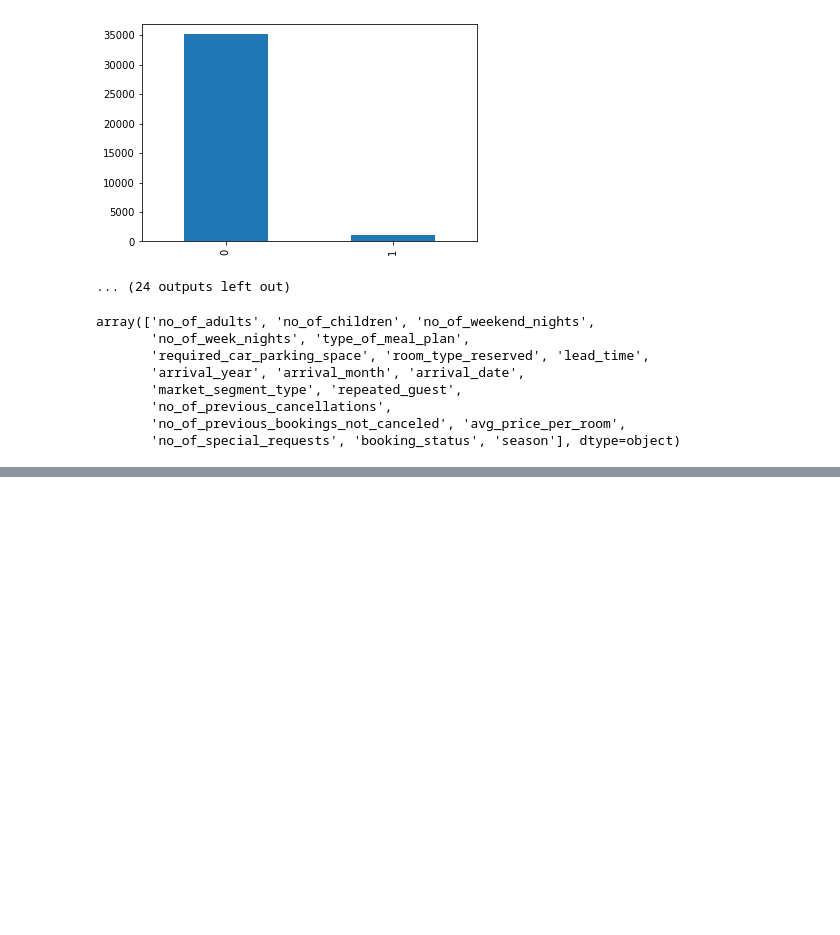
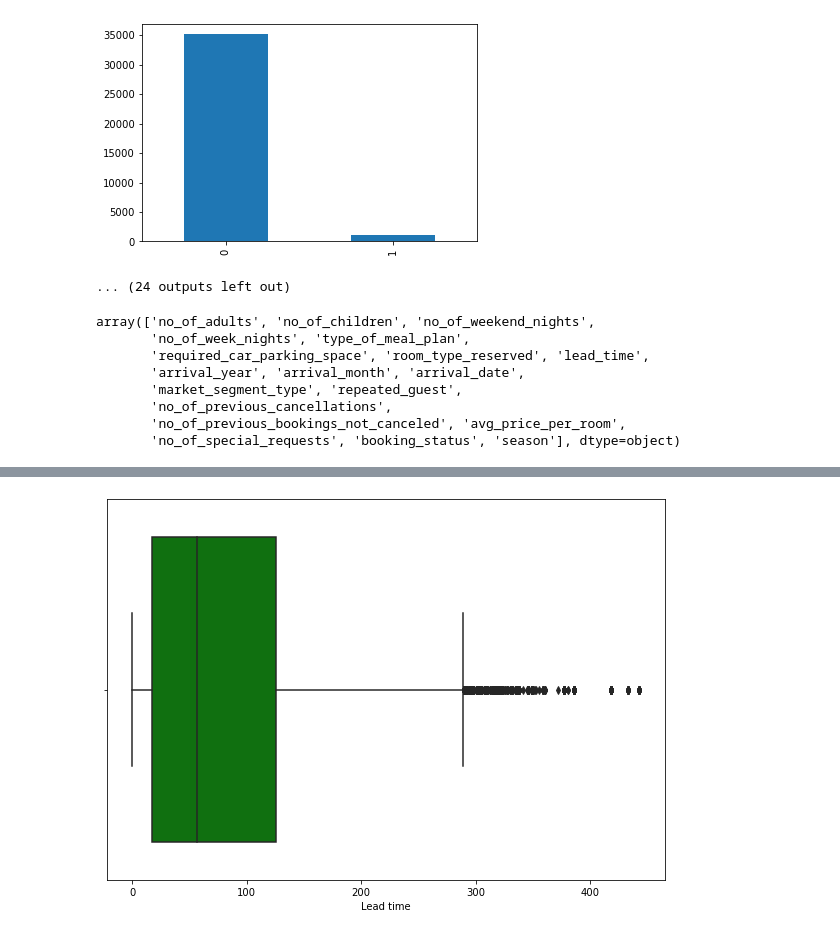
Before and after one commit to WojciechGolebiowski/IBM-ML, a Jupyter notebook: Classification/CLASSIFICATION_CourseProject.ipynb, the cells around one changed output, grey strips where cells are left out. Saved outputs shown, nothing was run; the diff lists cells and outputs as text; code cells hidden in the pictures; blank space fills up the shorter version.

```diff
--- a/Classification/CLASSIFICATION_CourseProject.ipynb
+++ b/Classification/CLASSIFICATION_CourseProject.ipynb
@@ -148,0 +174,6 @@ data['season'].value_counts().plot(kind='bar');
+# %%
+plt.figure(figsize=(10,7))
+ax = sns.boxplot(data = data, x = 'lead_time', color = "green")
+ax.set(xlabel='Lead time');
+# %% [output]
+[figure, added]
```
Also changed, not shown: parts of 27 cells of this notebook, 1 other file.
